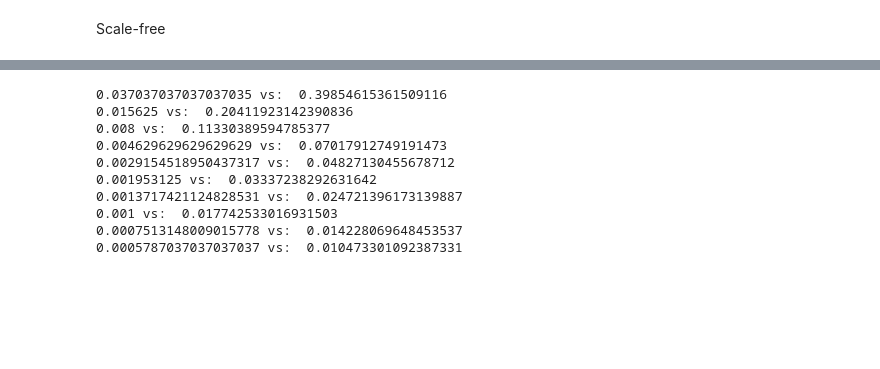
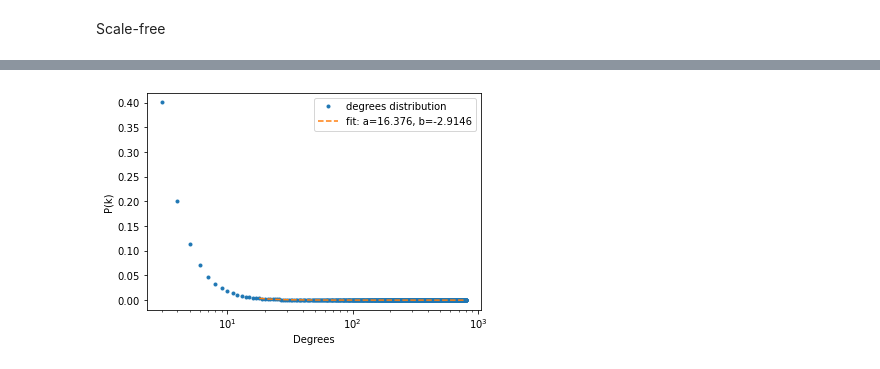
Before and after one commit to Ferri-00/Esame-Complessi, a Jupyter notebook: degree_distributions.ipynb, the cells around one changed output, grey strips where cells are left out. Drawn from its saved outputs; the diff is of its cells as text; code cells hidden in the pictures; blank space fills up the shorter version.

```diff
--- a/degree_distributions.ipynb
+++ b/degree_distributions.ipynb
@@ -193,18 +153,26 @@ for i in range(3):
-# %%
-expected = [np.power(x,-3.) for x in k]
-
-for i in range(10):
-    print( expected[i], 'vs: ', p_k[i])
-
-#stats.chisquare(p_k, expected)
-# %% [output]
-0.037037037037037035 vs:  0.39854615361509116
-0.015625 vs:  0.20411923142390836
-0.008 vs:  0.11330389594785377
-0.004629629629629629 vs:  0.07017912749191473
-0.0029154518950437317 vs:  0.04827130455678712
-0.001953125 vs:  0.03337238292631642
-0.0013717421124828531 vs:  0.024721396173139887
-0.001 vs:  0.017742533016931503
-0.0007513148009015778 vs:  0.014228069648453537
-0.0005787037037037037 vs:  0.010473301092387331
+# %%
+def power_law(x, a, b):
+    return a*np.power(x, b)
+
+x_low = 15
+poptPower, pcovPower = curve_fit(power_law, k[x_low:], p[x_low:])
+
+fit_function = power_law(k[x_low:], *poptPower)
+
+fig, ax = plt.subplots()
+
+ax.plot(k, p, '.', label = 'degrees distribution')
+ax.plot(k[x_low:], fit_function, '--',
+        label = f"fit: a={round(poptPower[0],3)}, b={round(poptPower[1],4)}")
+
+ax.set_xlabel("Degrees")
+ax.set_ylabel("P(k)")
+ax.xaxis
+ax.legend()
+
+plt.xscale('log')
+# plt.yscale('log')
+
+plt.show()
+# %% [output]
+[figure, added]
```
Also changed, not shown: parts of 6 cells of this notebook.
